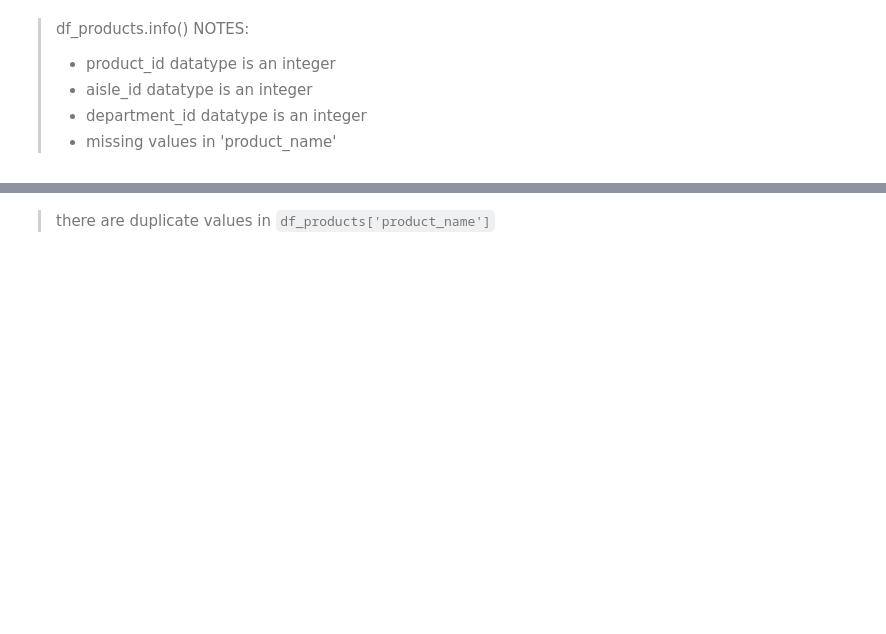
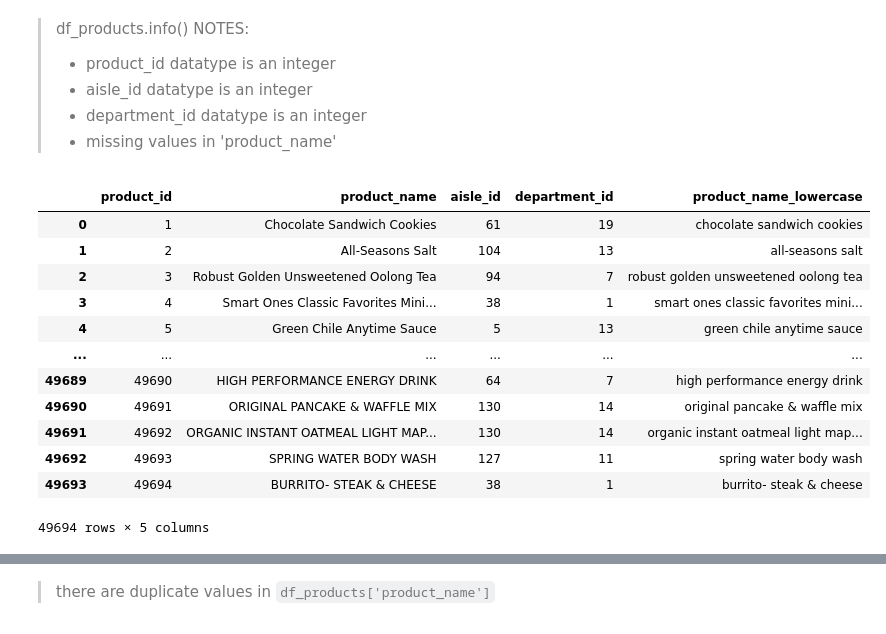
Before and after one commit to stxphz/Sprint7-Project, a Jupyter notebook: EDA.ipynb, the cells around one changed output, grey strips where cells are left out. Cells and saved outputs as stored; diff of their text form; code cells hidden in the pictures; blank space fills up the shorter version.

```diff
--- a/EDA.ipynb
+++ b/EDA.ipynb
@@ -731,6 +731,25 @@ memory usage: 1.5+ MB
 > - aisle_id datatype is an integer
 > - department_id datatype is an integer
 > - missing values in 'product_name'
+# %%
+# make all items 'product_names' in column lowercase and save them to a new column called 'product_name_lowercase' while keeping the original 'product_name' column too
+
+df_products['product_name_lowercase'] = df_products['product_name'].str.lower()
+display(df_products)
+# %% [output]
+|  | product_id | product_name | aisle_id | department_id | product_name_lowercase |
+| 0 | 1 | Chocolate Sandwich Cookies | 61 | 19 | chocolate sandwich cookies |
+| 1 | 2 | All-Seasons Salt | 104 | 13 | all-seasons salt |
+| 2 | 3 | Robust Golden Unsweetened Oolong Tea | 94 | 7 | robust golden unsweetened oolong tea |
+| 3 | 4 | Smart Ones Classic Favorites Mini... | 38 | 1 | smart ones classic favorites mini... |
+| 4 | 5 | Green Chile Anytime Sauce | 5 | 13 | green chile anytime sauce |
+| ... | ... | ... | ... | ... | ... |
+| 49689 | 49690 | HIGH PERFORMANCE ENERGY DRINK | 64 | 7 | high performance energy drink |
+| 49690 | 49691 | ORIGINAL PANCAKE & WAFFLE MIX | 130 | 14 | original pancake & waffle mix |
+| 49691 | 49692 | ORGANIC INSTANT OATMEAL LIGHT MAP... | 130 | 14 | organic instant oatmeal light map... |
+| 49692 | 49693 | SPRING WATER BODY WASH | 127 | 11 | spring water body wash |
+| 49693 | 49694 | BURRITO- STEAK & CHEESE | 38 | 1 | burrito- steak & cheese |
+49694 rows × 5 columns
 # %%
 # validate there are missing values in products dataset
 
```
Also changed, not shown: parts of 10 cells of this notebook.
